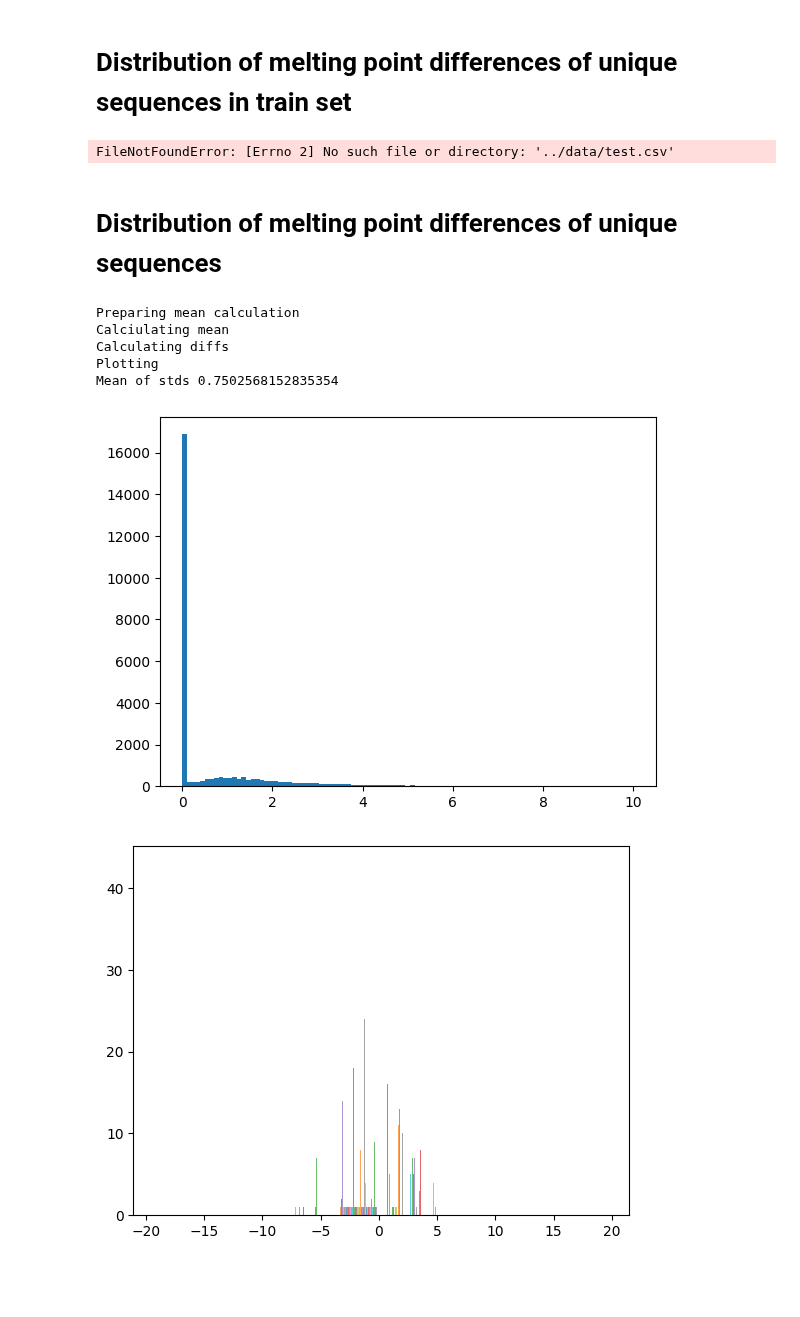
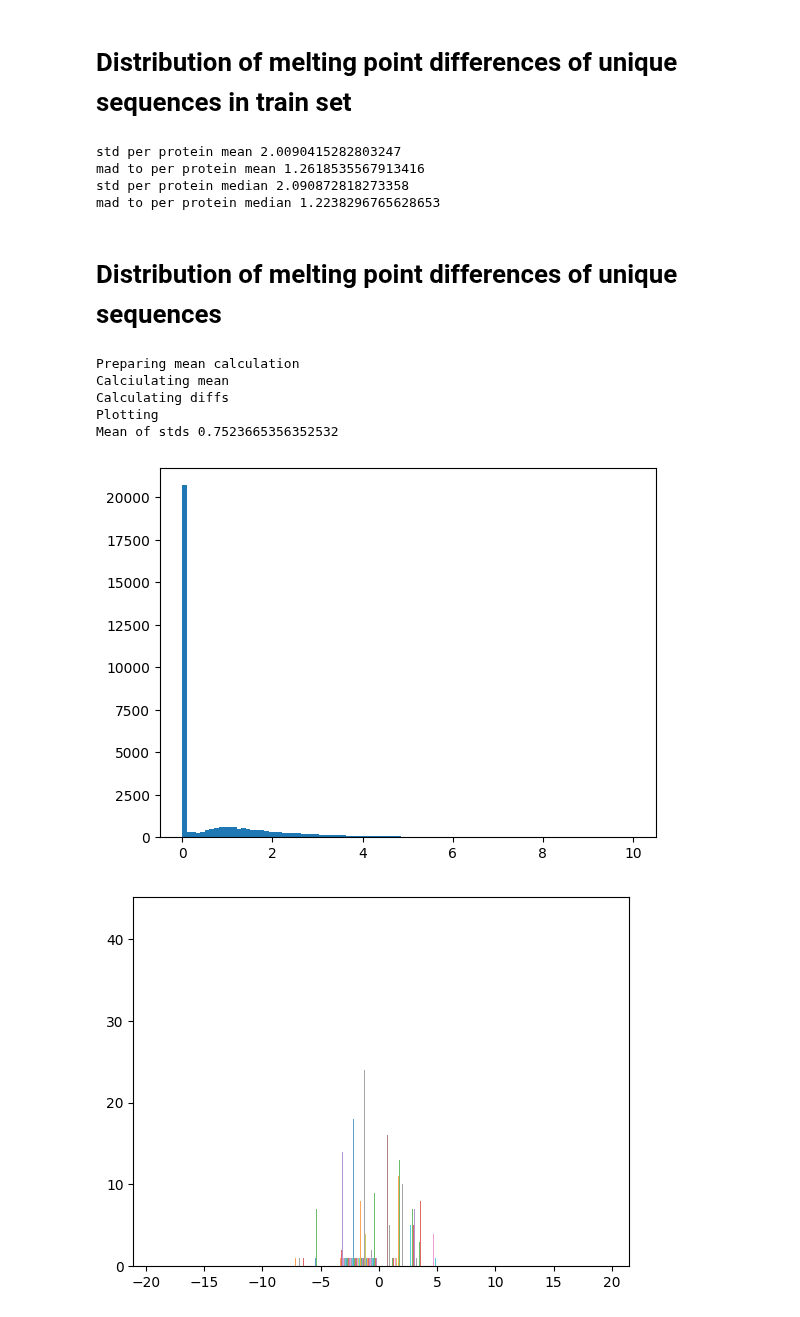
Before and after one commit to tfiedlerdev/pretraining-aware-hotprot, a Jupyter notebook: data_analysis_generation/_data_analysis.ipynb, the cells around one changed output. Cells and saved outputs as stored; diff of their text form; code cells hidden in the pictures; blank space fills up the shorter version.

```diff
--- a/data_analysis_generation/_data_analysis.ipynb
+++ b/data_analysis_generation/_data_analysis.ipynb
@@ -69,7 +69,7 @@ print("Total entries in ds: ", len(dataset))
 uniqueSeqs = set([entry["sequence"] for entry in dataset])
 print("Unique sequences in ds: ", len(uniqueSeqs))
 
-maxLen = 700
+maxLen = 3000
 seqLenConstrainedDs = [entry for entry in dataset if len(entry["sequence"]) <= maxLen]
 print(
     f"Total entries in seqLenConstrainedDs (maxSeqLen: {maxLen}): ",
@@ -98,7 +98,7 @@ import pandas as pd
 import csv
 import numpy as np
 
-with open("../data/test.csv", "r") as f:
+with open("./data/test.csv", "r") as f:
     spamreader = csv.reader(f, delimiter=",", skipinitialspace=True)
     valSet = [
         (seq, float(thermo))
@@ -148,7 +148,10 @@ print("mad to per protein mean", np.mean(np.abs(diffsToProteinMean)))
 print("std per protein median", np.std(diffsToProteinMedian))
 print("mad to per protein median", np.mean(np.abs(diffsToProteinMedian)))
 # %% [output]
-FileNotFoundError: [Errno 2] No such file or directory: '../data/test.csv'
+std per protein mean 2.0090415282803247
+mad to per protein mean 1.2618535567913416
+std per protein median 2.090872818273358
+mad to per protein median 1.2238296765628653
 # %% [markdown]
 # Distribution of melting point differences of unique sequences
 # %%
@@ -159,49 +162,49 @@ import pandas as pd
 means_pre = dict.fromkeys(uniqueSeqs, (0, 0))
 print("Preparing mean calculation")
 for entry in seqLenConstrainedDs:
-    sum, n = means_pre[entry["sequence"]]
-    means_pre[entry["sequence"]] = (sum + entry["temp"], n + 1)
+    _sum, n = means_pre[entry["sequence"]]
+    means_pre[entry["sequence"]] = (_sum + entry["temp"], n + 1)
 
 
 print("Calciulating mean")
 means = {}
-for key, (sum, n) in means_pre.items():
-    means[key] = sum / n
+for key, (_sum, n) in means_pre.items():
+    means[key] = _sum / n
 
 diffs = dict([(seq, []) for seq in uniqueSeqs])
 
 print("Calculating diffs")
 for entry in seqLenConstrainedDs:
     d = means[entry["sequence"]] - entry["temp"]
     diffs[entry["sequence"]].append(d)
 
 print("Plotting")
 
 
 tempsPerUniqueSeq = dict([(seq, []) for seq in uniqueSeqs])
 for entry in seqLenConstrainedDs:
     d = entry["temp"]
     tempsPerUniqueSeq[entry["sequence"]].append(d)
 
 stds = [np.std(d) for d in tempsPerUniqueSeq.values()]
 print("Mean of stds", np.mean(stds))
 pyplot.hist(stds, bins=np.linspace(0, 10, 100))
 
 # for i,seq in enumerate(uniqueSeqs):
 #    hist(diffs[seq], str(i))
 #    if i==10:
 #        break
 
 
 # pyplot.legend(loc='upper right')
 pyplot.show()
 # %% [output]
 Preparing mean calculation
 Calciulating mean
 Calculating diffs
 Plotting
-Mean of stds 0.7502568152835354
+Mean of stds 0.7523665356352532
-[figure, old version]
+[figure, new version]
 # %%
 bins = np.linspace(-10, 10, 100)
 pyplot.hist(
```
Also changed, not shown: parts of 2 cells of this notebook, 2 other files.
